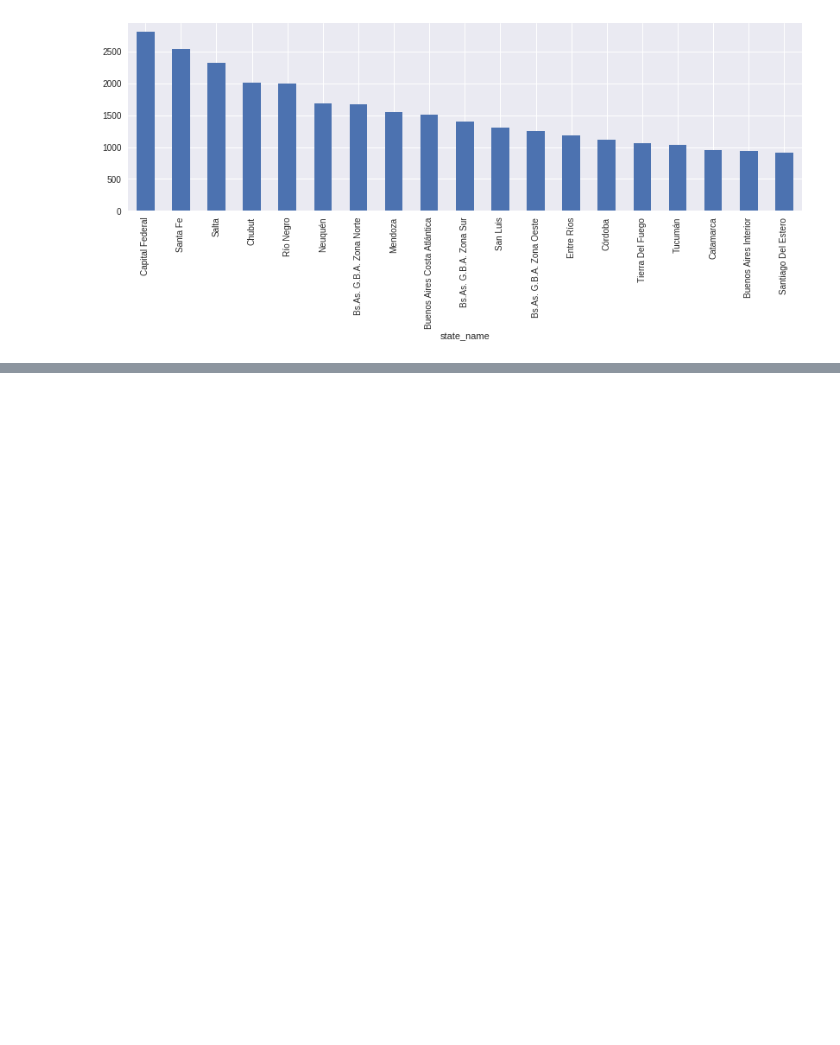
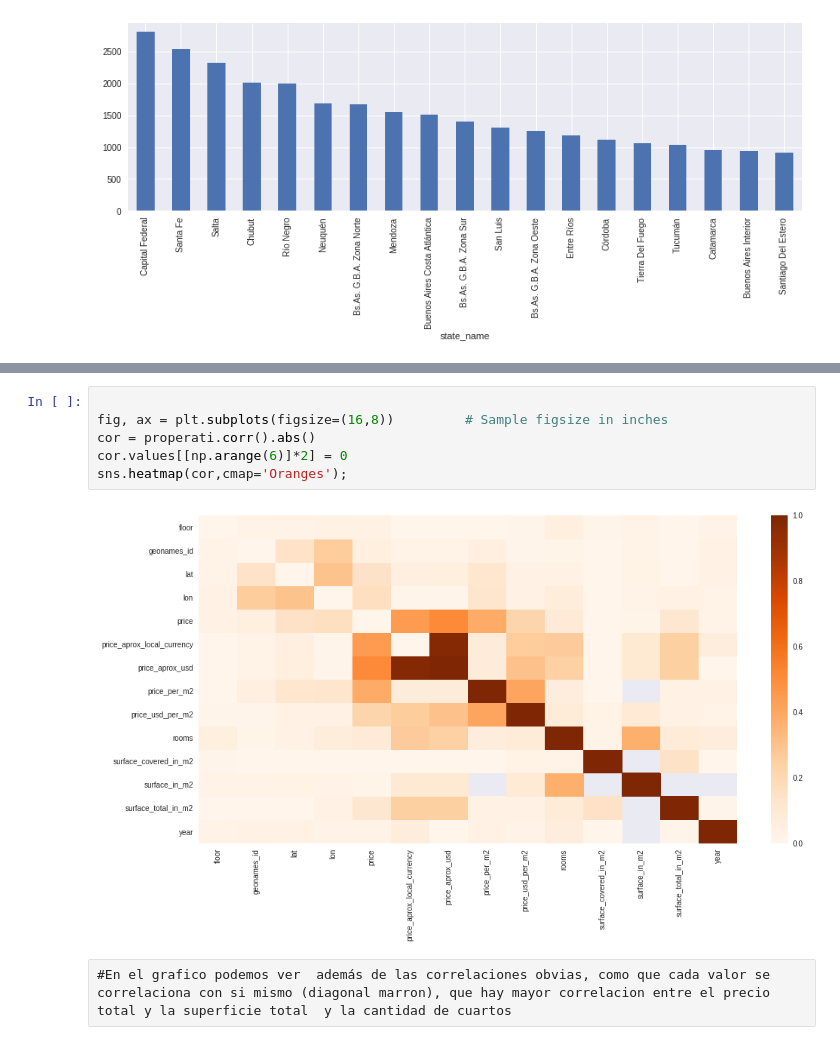
Before and after one commit to jazminferreiro-zz/orgaTP1, a Jupyter notebook: Analisis exploratorio Properati .ipynb, the cells around one changed output, grey strips where cells are left out. Saved outputs shown, nothing was run; the diff lists cells and outputs as text; blank space fills up the shorter version.

```diff
--- a/Analisis exploratorio Properati .ipynb
+++ b/Analisis exploratorio Properati .ipynb
@@ -212,0 +219,10 @@ properati.groupby('state_name').mean()['price_usd_per_m2'].sort_values(ascending
+# %%
+
+fig, ax = plt.subplots(figsize=(16,8))         # Sample figsize in inches
+cor = properati.corr().abs()
+cor.values[[np.arange(6)]*2] = 0
+sns.heatmap(cor,cmap='Oranges');
+# %% [output]
+[figure, added]
+# %% [raw]
+#En el grafico podemos ver  además de las correlaciones obvias, como que cada valor se correlaciona con si mismo (diagonal marron), que hay mayor correlacion entre el precio total y la superficie total  y la cantidad de cuartos
```
Also changed, not shown: parts of 1 cell of this notebook.
